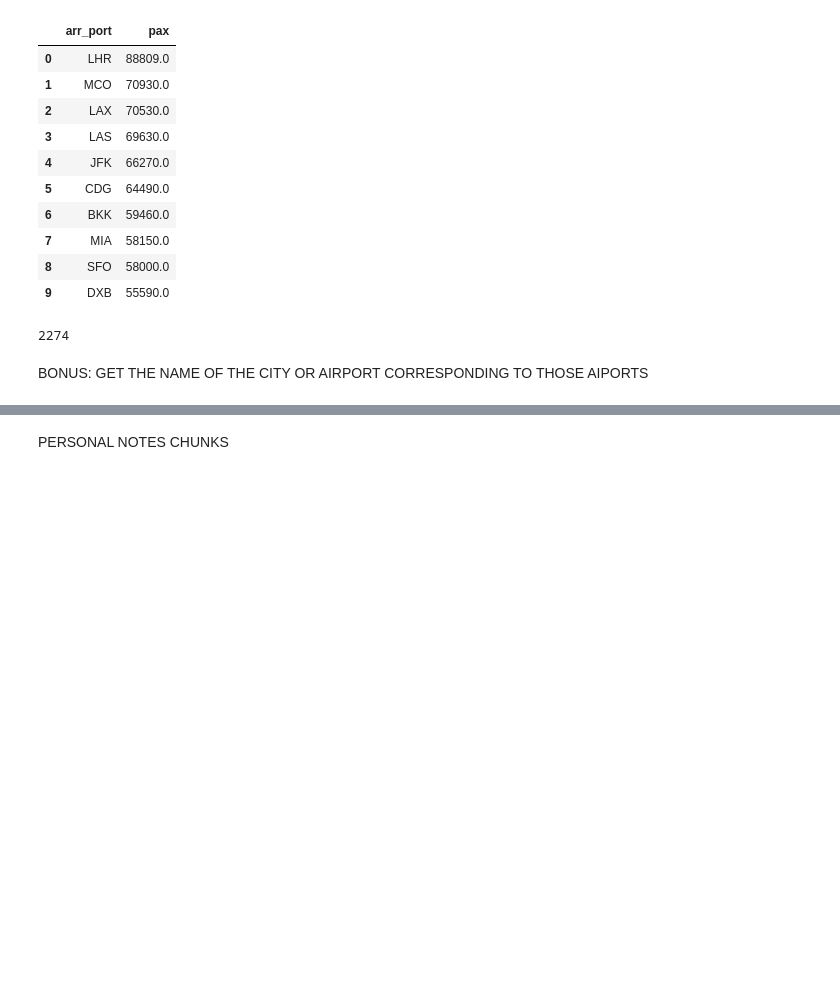
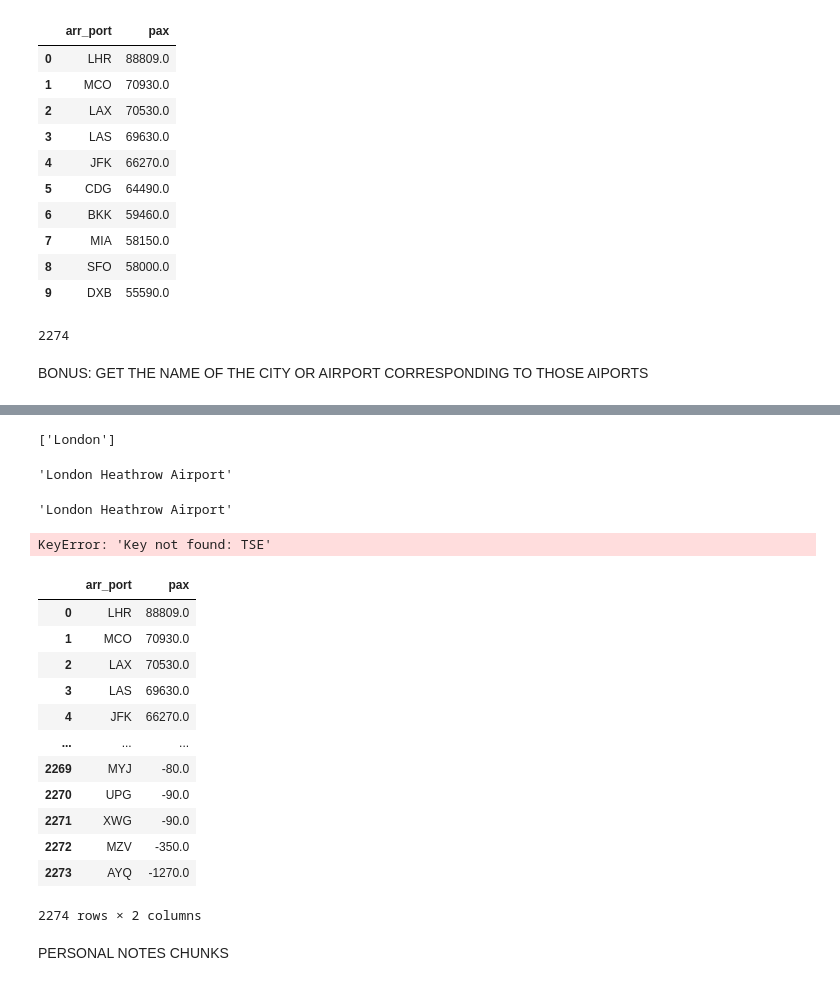
Before and after one commit to corti-acs/dschallenge, a Jupyter notebook: exercise2.ipynb, the cells around one changed output, grey strips where cells are left out. Drawn from its saved outputs; the diff is of its cells as text; code cells hidden in the pictures; blank space fills up the shorter version.

Commit message:
Exercise 2 adding NeoBase module

```diff
--- a/exercise2.ipynb
+++ b/exercise2.ipynb
@@ -346,3 +344,38 @@ ModuleNotFoundError: No module named 'GeoBases'
+# %%
+geoDict = NeoBase()
+# %%
+geoDict.get ('LHR','city_name_list')
+# %% [output]
+['London']
+# %%
+geoDict.get ('LHR','name')
+# %% [output]
+'London Heathrow Airport'
+# %%
+
+geoDict.get (top10airports['arr_port'][0].strip())['name']
+# %% [output]
+'London Heathrow Airport'
+# %%
+top10airports['Airport_name'] = top10airports['arr_port'].map(lambda x: geoDict.get (x.strip())['name'])
+# %% [output]
+KeyError: 'Key not found: TSE'
+# %%
+top10airports
+# %% [output]
+|  | arr_port | pax |
+| 0 | LHR | 88809.0 |
+| 1 | MCO | 70930.0 |
+| 2 | LAX | 70530.0 |
+| 3 | LAS | 69630.0 |
+| 4 | JFK | 66270.0 |
+| ... | ... | ... |
+| 2269 | MYJ | -80.0 |
+| 2270 | UPG | -90.0 |
+| 2271 | XWG | -90.0 |
+| 2272 | MZV | -350.0 |
+| 2273 | AYQ | -1270.0 |
+2274 rows × 2 columns
 # %% [markdown]
 PERSONAL NOTES CHUNKS
 # %%
```
Also changed, not shown: parts of 4 cells of this notebook.
